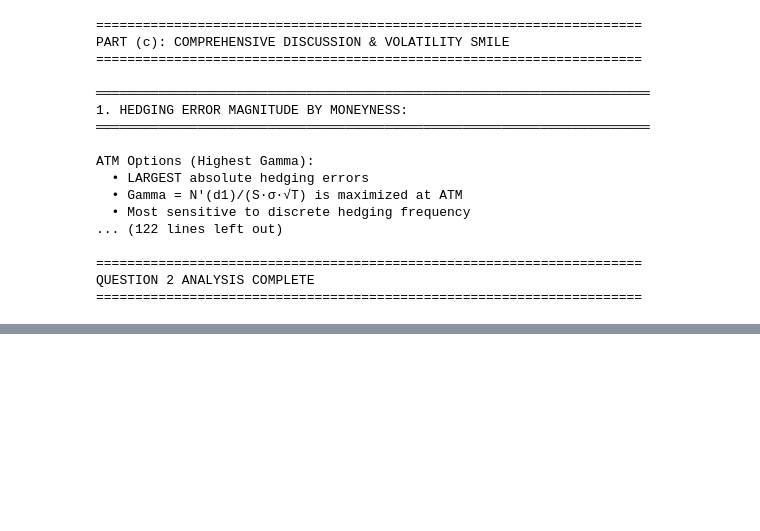
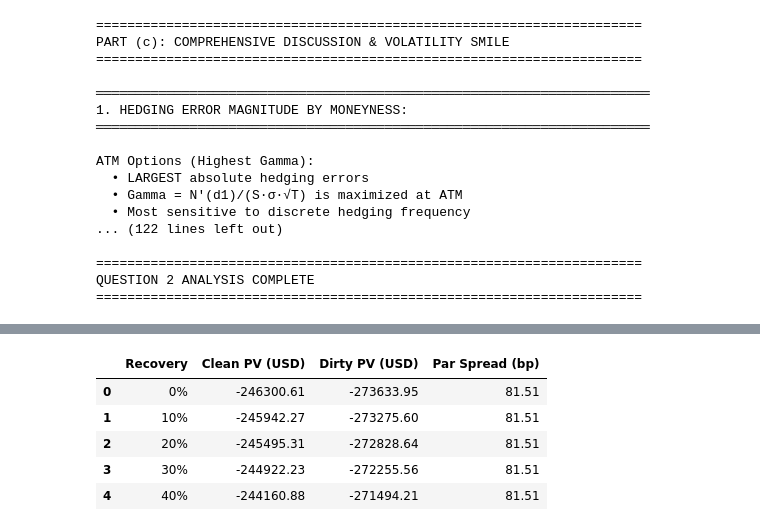
Before and after one commit to melted-cheese-enjoyer/Derivatives-Structured-Products, a Jupyter notebook: notebooks/main.ipynb, the cells around one changed output, grey strips where cells are left out. Saved outputs shown, nothing was run; the diff lists cells and outputs as text; code cells hidden in the pictures; blank space fills up the shorter version.

Commit message:
Cleaned version of all parts

```diff
--- a/notebooks/main.ipynb
+++ b/notebooks/main.ipynb
@@ -1203,0 +1401,83 @@ Total real PV    ≈ 167.20 million
+# %%
+# ===============================================================
+# PART (d): MTM value of an existing 4Y CDS contract
+# ===============================================================
+
+recovery_list = [0.00, 0.10, 0.20, 0.30, 0.40]
+results = []
+
+for R in recovery_list:
+
+    # The CDS curve calibrated with recovery rate R
+    cds_curve_R = CDSCurve(
+        effective_date,
+        cdss,        # list of CDS instruments (1Y–5Y)
+        libor_curve, # discount curve
+        R            # recovery rate used for calibration
+    )
+
+    # Value of the existing CDS under recovery R
+    value_R = cds_existing.value(
+        settlement_date,   # valuation date (1-Nov-2025)
+        cds_curve_R,        # survival curve calibrated with R
+        R                   # recovery assumption for pricing
+    )
+
+    # Compute par spread of a zero-spread 4Y CDS under recovery R
+    cds_4y_zero = CDS(effective_date, maturity_date_4y, 0.0)
+    par_spread_R = cds_4y_zero.par_spread(
+        settlement_date,
+        cds_curve_R,
+        R
+    )
+
+    results.append((R, value_R, par_spread_R))
+
+
+df_recovery = pd.DataFrame([
+    {
+        "Recovery": f"{int(R*100)}%",
+        "Clean PV (USD)": float(val["clean_pv"]),
+        "Dirty PV (USD)": float(val["dirty_pv"]),
+        "Par Spread (bp)": float(s * 10_000)
+    }
+    for R, val, s in results
+])
+df_recovery
+
+# Plot the results
+plt.figure(figsize=(7,5))
+plt.plot(
+    df_recovery["Recovery"],                 # x-axis: recovery levels as strings ("0%", "10%", ...)
+    df_recovery["Clean PV (USD)"],          # y-axis: clean PV
+    marker="o",                              # round markers
+    linestyle="-",                           # connect points with a line
+    linewidth=2
+)
+plt.title("CDS Clean PV vs Recovery Rate")
+plt.xlabel("Recovery Rate")
+plt.ylabel("Clean PV (USD)")
+plt.grid(True)
+plt.show()
+
+
+# Second plot: Par Spread vs Recovery Rate
+plt.figure(figsize=(7,5))
+plt.plot(
+    df_recovery["Recovery"],            # x-axis: recovery rate labels ("0%", "10%", ...)
+    df_recovery["Par Spread (bp)"],     # y-axis: par spread in basis points
+    marker="o",
+    color="orange",
+    linewidth=2
+)
+plt.title("CDS Par Spread vs Recovery Rate")
+plt.xlabel("Recovery Rate")
+plt.ylabel("Par Spread (bp)")
+plt.grid(True)
+plt.show()
+
+numeric_cols = df_recovery.select_dtypes(include='number').columns
+df_recovery[numeric_cols] = df_recovery[numeric_cols].round(2)
+
+display(df_recovery)
+# %% [output]
@@ -1204 +1486,7 @@ Total real PV    ≈ 167.20 million
+|  | Recovery | Clean PV (USD) | Dirty PV (USD) | Par Spread (bp) |
+| 0 | 0% | -246300.61 | -273633.95 | 81.51 |
+| 1 | 10% | -245942.27 | -273275.60 | 81.51 |
+| 2 | 20% | -245495.31 | -272828.64 | 81.51 |
+| 3 | 30% | -244922.23 | -272255.56 | 81.51 |
+| 4 | 40% | -244160.88 | -271494.21 | 81.51 |
 # %%
```
Also changed, not shown: parts of 13 cells of this notebook.
